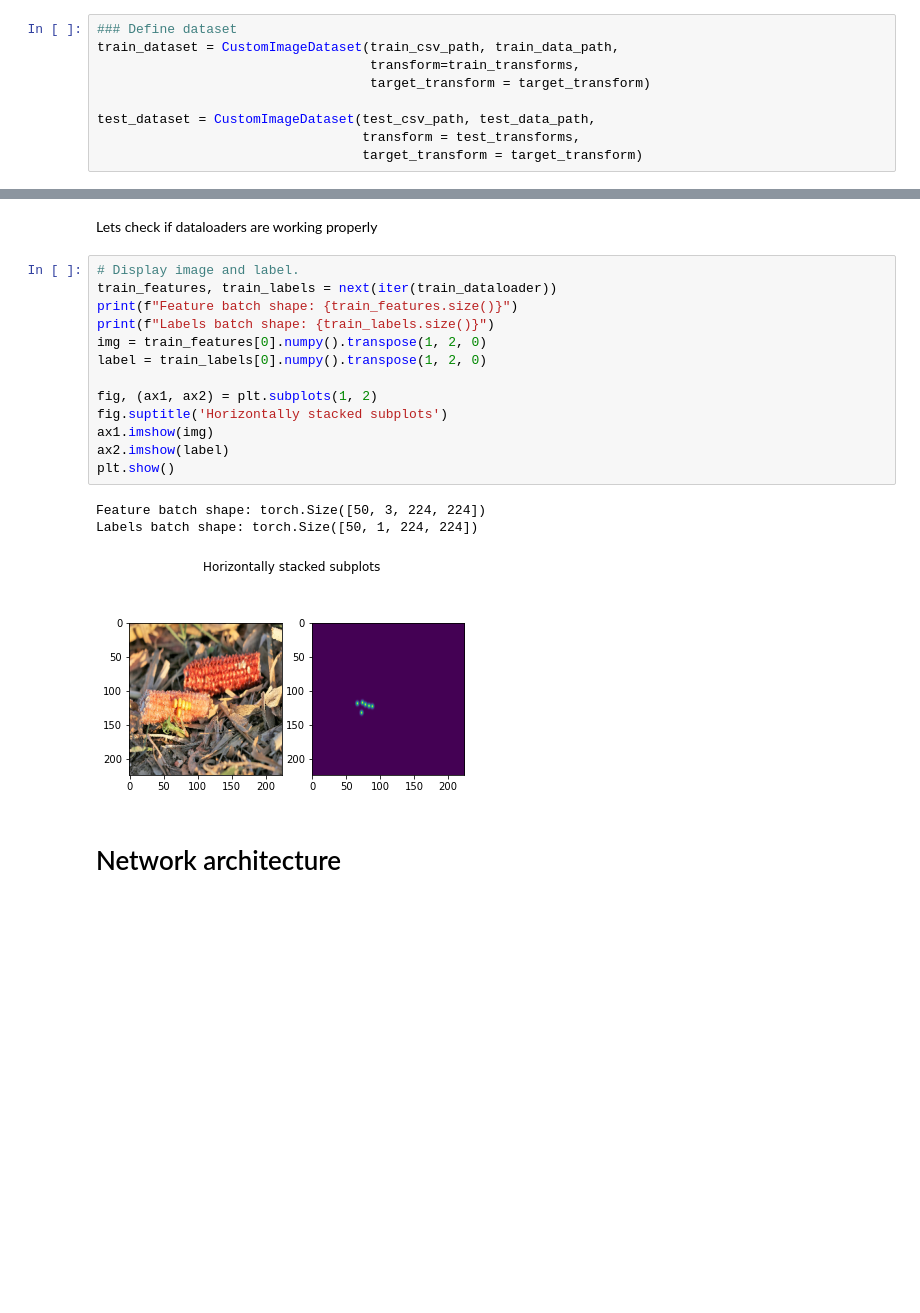
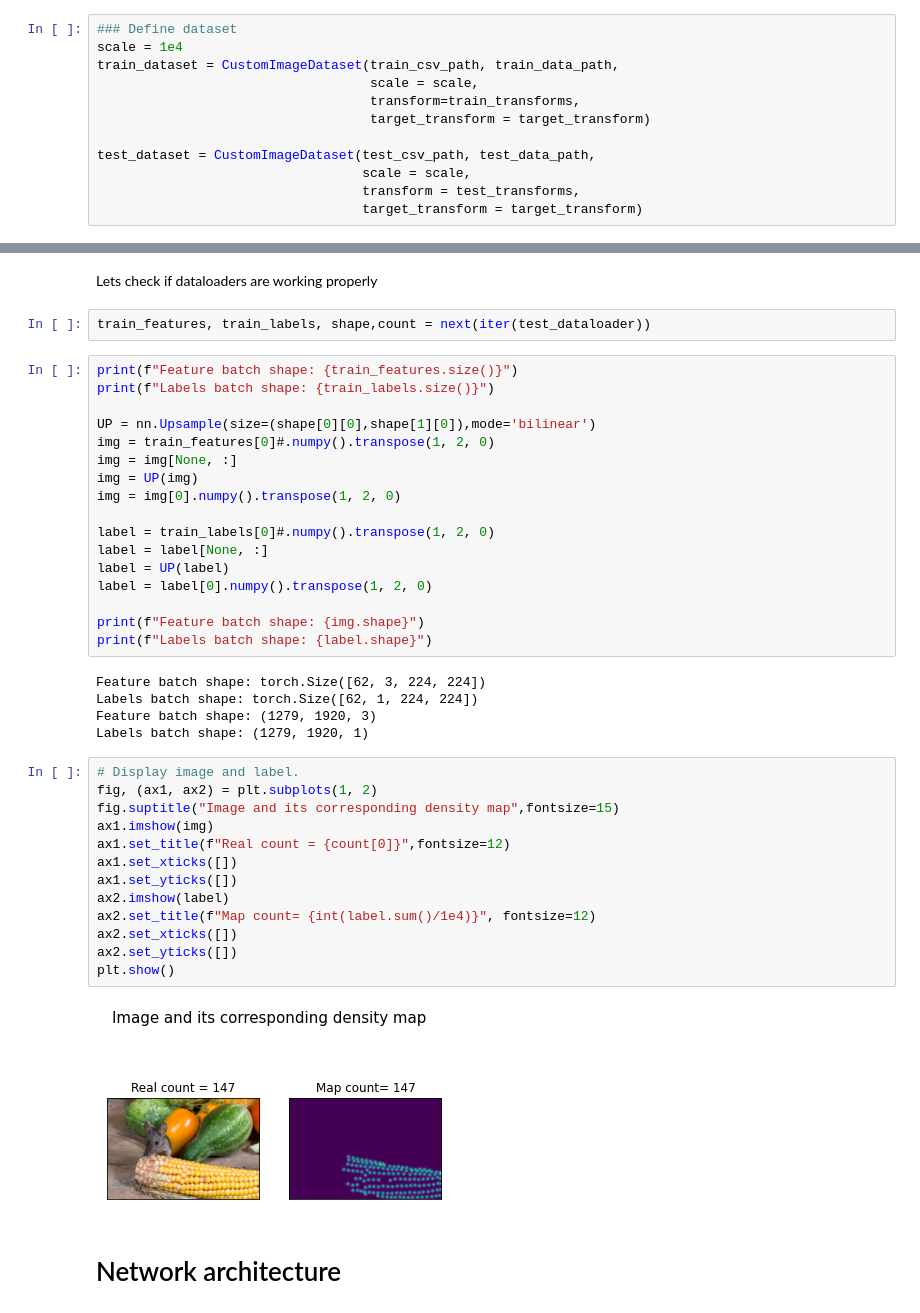
Before and after one commit to hcapettini2/Corn_Kernel_Counter, a Jupyter notebook: Density_based.ipynb, the cells around one changed output, grey strips where cells are left out. Saved outputs shown, nothing was run; the diff lists cells and outputs as text; blank space fills up the shorter version.

```diff
--- a/Density_based.ipynb
+++ b/Density_based.ipynb
@@ -71,10 +88,13 @@ target_transform = transforms.Compose([transforms.ToTensor(),
 # %%
 ### Define dataset
+scale = 1e4
 train_dataset = CustomImageDataset(train_csv_path, train_data_path,
+                                   scale = scale,
                                    transform=train_transforms,
                                    target_transform = target_transform)
 
 test_dataset = CustomImageDataset(test_csv_path, test_data_path,
+                                  scale = scale,
                                   transform = test_transforms,
                                   target_transform = target_transform)
 # %%
@@ -108,23 +128,45 @@ validation_dataloader = DataLoader(validation_dataset, batch_size=len(validation
 test_dataloader = DataLoader(test_dataset, batch_size=len(test_dataset), shuffle=False, num_workers=0)
 # %% [markdown]
 Lets check if dataloaders are working properly
+# %%
+train_features, train_labels, shape,count = next(iter(test_dataloader))
 # %%
-# Display image and label.
-train_features, train_labels = next(iter(train_dataloader))
 print(f"Feature batch shape: {train_features.size()}")
 print(f"Labels batch shape: {train_labels.size()}")
-img = train_features[0].numpy().transpose(1, 2, 0)
-label = train_labels[0].numpy().transpose(1, 2, 0)
 
-fig, (ax1, ax2) = plt.subplots(1, 2)
-fig.suptitle('Horizontally stacked subplots')
-ax1.imshow(img)
-ax2.imshow(label)
-plt.show()
+UP = nn.Upsample(size=(shape[0][0],shape[1][0]),mode='bilinear')
+img = train_features[0]#.numpy().transpose(1, 2, 0)
+img = img[None, :]
+img = UP(img)
+img = img[0].numpy().transpose(1, 2, 0)
+
+label = train_labels[0]#.numpy().transpose(1, 2, 0)
+label = label[None, :]
+label = UP(label)
+label = label[0].numpy().transpose(1, 2, 0)
+
+print(f"Feature batch shape: {img.shape}")
+print(f"Labels batch shape: {label.shape}")
 # %% [output]
-Feature batch shape: torch.Size([50, 3, 224, 224])
-Labels batch shape: torch.Size([50, 1, 224, 224])
+Feature batch shape: torch.Size([62, 3, 224, 224])
+Labels batch shape: torch.Size([62, 1, 224, 224])
+Feature batch shape: (1279, 1920, 3)
+Labels batch shape: (1279, 1920, 1)
-[figure, removed]
+# %%
+# Display image and label.
+fig, (ax1, ax2) = plt.subplots(1, 2)
+fig.suptitle("Image and its corresponding density map",fontsize=15)
+ax1.imshow(img)
+ax1.set_title(f"Real count = {count[0]}",fontsize=12)
+ax1.set_xticks([])
+ax1.set_yticks([])
+ax2.imshow(label)
+ax2.set_title(f"Map count= {int(label.sum()/1e4)}", fontsize=12)
+ax2.set_xticks([])
+ax2.set_yticks([])
+plt.show()
+# %% [output]
+[figure, added]
 # %% [markdown]
 # Network architecture
 # %%
```
Also changed, not shown: parts of 32 cells of this notebook, 15 other files.
